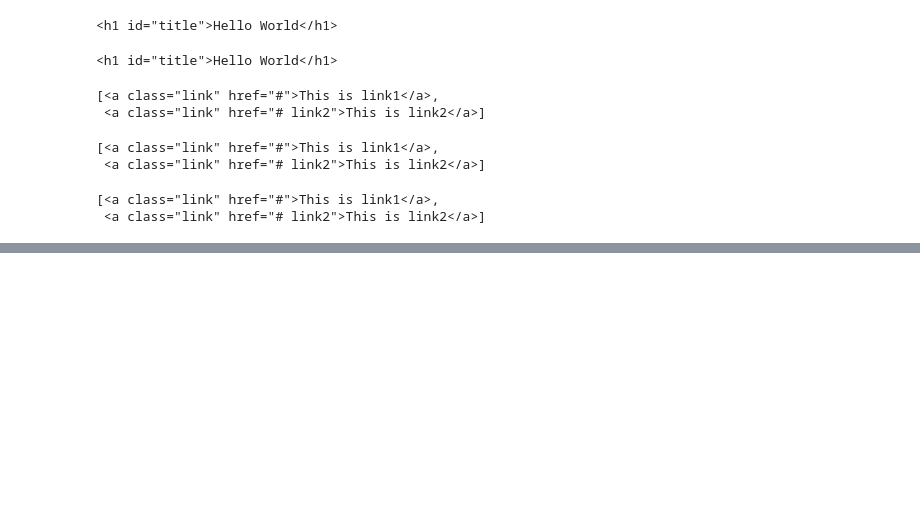
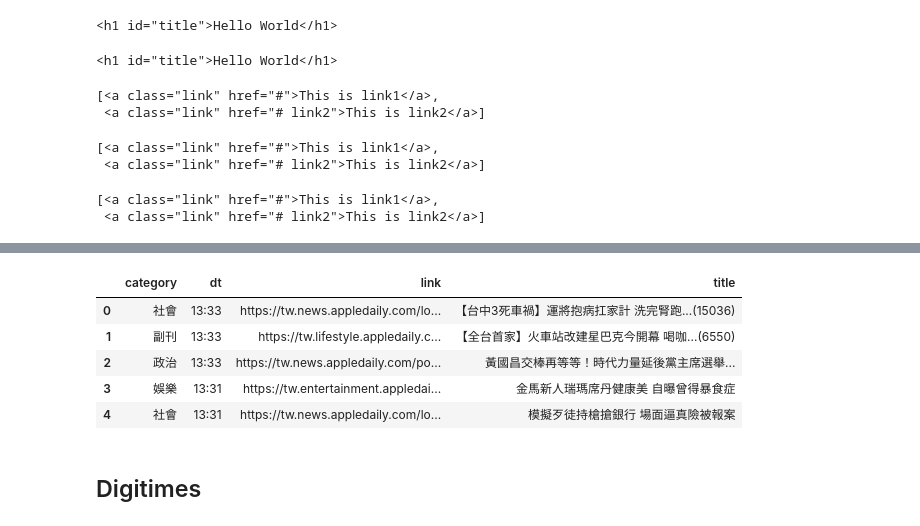
Before and after one commit to ywchiu/cathaysitecrawler, a Jupyter notebook: Demo20190124.ipynb, the cells around one changed output, grey strips where cells are left out. Drawn from its saved outputs; the diff is of its cells as text; code cells hidden in the pictures; blank space fills up the shorter version.

Commit message:
digitimes

```diff
--- a/Demo20190124.ipynb
+++ b/Demo20190124.ipynb
@@ -185,0 +274,13 @@ soup.select('body a.link')
+# %%
+import pandas
+df2 = pandas.read_excel('appledaily.xlsx')
+df2.head()
+# %% [output]
+|  | category | dt | link | title |
+| 0 | 社會 | 13:33 | https://tw.news.appledaily.com/lo... | 【台中3死車禍】運將抱病扛家計 洗完腎跑...(15036) |
+| 1 | 副刊 | 13:33 | https://tw.lifestyle.appledaily.c... | 【全台首家】火車站改建星巴克今開幕 喝咖...(6550) |
+| 2 | 政治 | 13:33 | https://tw.news.appledaily.com/po... | 黃國昌交棒再等等！時代力量延後黨主席選舉... |
+| 3 | 娛樂 | 13:31 | https://tw.entertainment.appledai... | 金馬新人瑞瑪席丹健康美 自曝曾得暴食症 |
+| 4 | 社會 | 13:31 | https://tw.news.appledaily.com/lo... | 模擬歹徒持槍搶銀行 場面逼真險被報案 |
+# %% [markdown]
+## Digitimes
```
Also changed, not shown: parts of 14 cells of this notebook.
